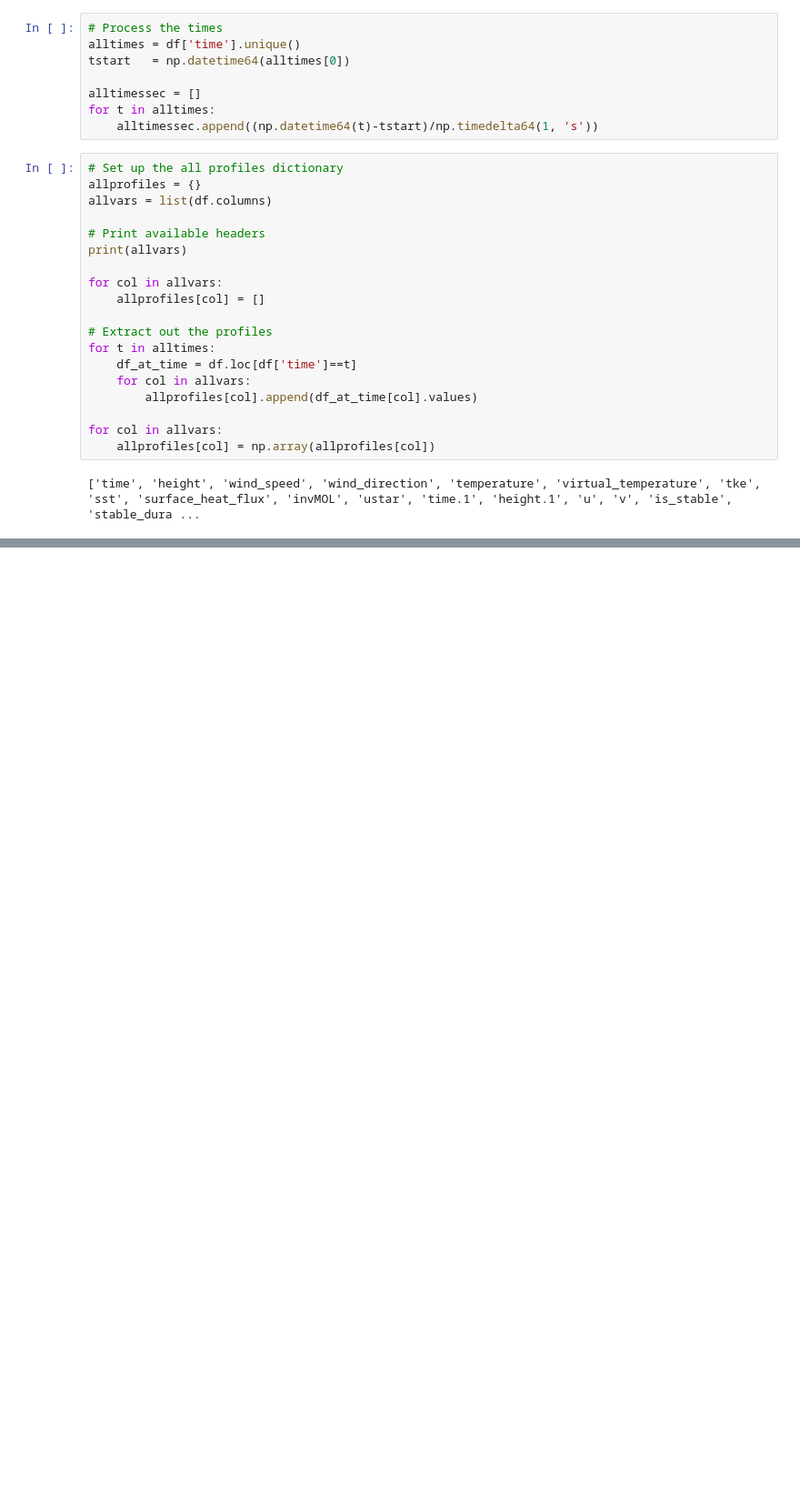
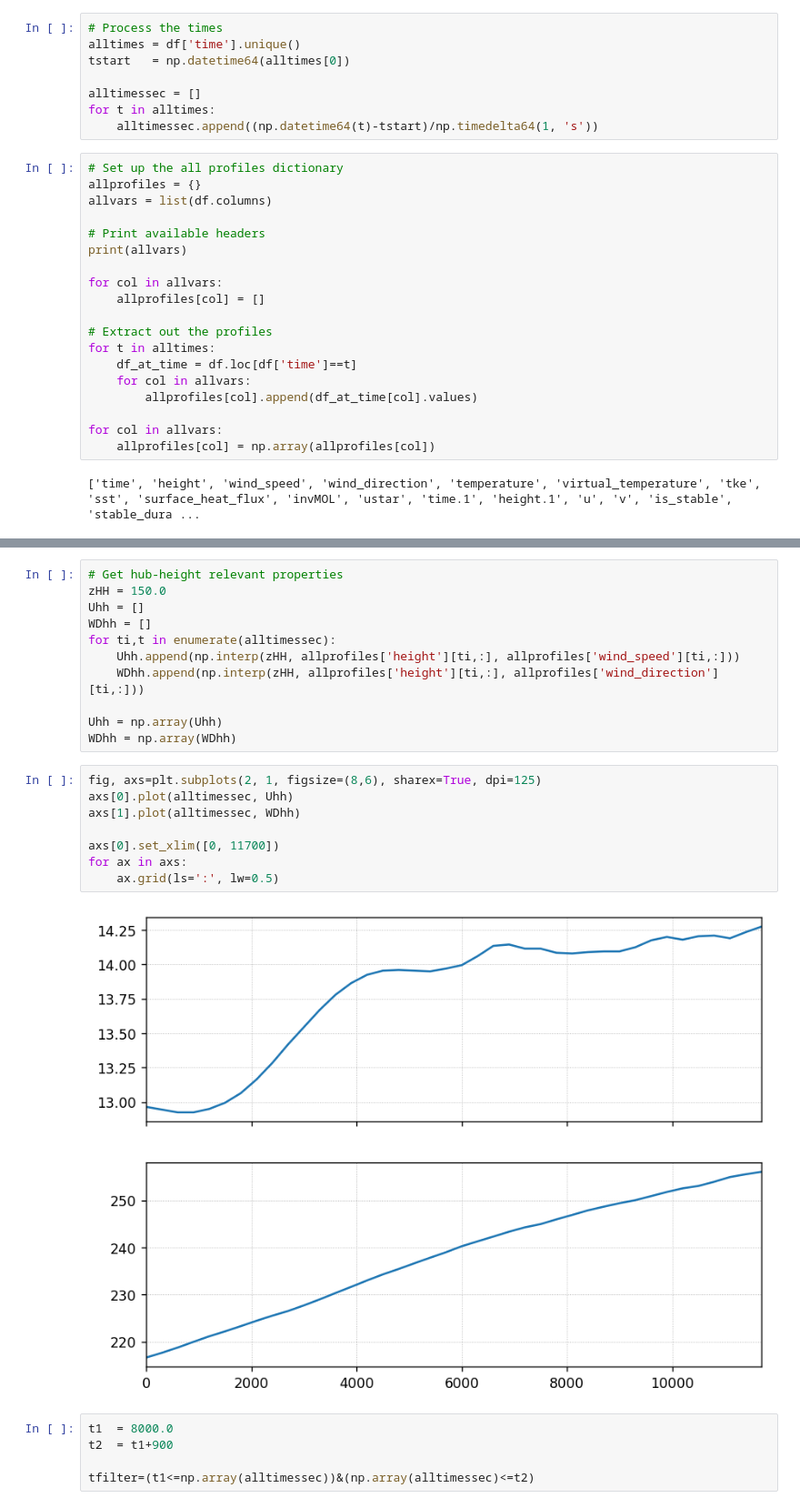
Before and after one commit to moprak-nrel/microscale_surrogate_wakes, a Jupyter notebook: MMC_Stable_2020_02/2020-02-04-8100/MMC_profiles_2020-02-04-8100.ipynb, the cells around one changed output, grey strips where cells are left out. Shown at 91% size. Cells and saved outputs as stored; diff of their text form; blank space fills up the shorter version.

```diff
--- a/MMC_Stable_2020_02/2020-02-04-8100/MMC_profiles_2020-02-04-8100.ipynb
+++ b/MMC_Stable_2020_02/2020-02-04-8100/MMC_profiles_2020-02-04-8100.ipynb
@@ -104,3 +104,29 @@ if writefiles:
     np.savetxt(writedir+'/'+prefix+'_heights.dat', allprofiles['height'][0,:])
     for v in savevars:
         np.savetxt(writedir+'/'+prefix+'_'+v+'.dat', allprofiles[v])
+# %%
+# Get hub-height relevant properties
+zHH = 150.0
+Uhh = []
+WDhh = []
+for ti,t in enumerate(alltimessec):
+    Uhh.append(np.interp(zHH, allprofiles['height'][ti,:], allprofiles['wind_speed'][ti,:]))
+    WDhh.append(np.interp(zHH, allprofiles['height'][ti,:], allprofiles['wind_direction'][ti,:]))
+
+Uhh = np.array(Uhh)
+WDhh = np.array(WDhh)
+# %%
+fig, axs=plt.subplots(2, 1, figsize=(8,6), sharex=True, dpi=125)
+axs[0].plot(alltimessec, Uhh)
+axs[1].plot(alltimessec, WDhh)
+
+axs[0].set_xlim([0, 11700])
+for ax in axs:
+    ax.grid(ls=':', lw=0.5)
+# %% [output]
+[figure, added]
+# %%
+t1  = 8000.0
+t2  = t1+900
+
+tfilter=(t1<=np.array(alltimessec))&(np.array(alltimessec)<=t2)
```
Also changed, not shown: parts of 2 cells of this notebook, 4 other files.
